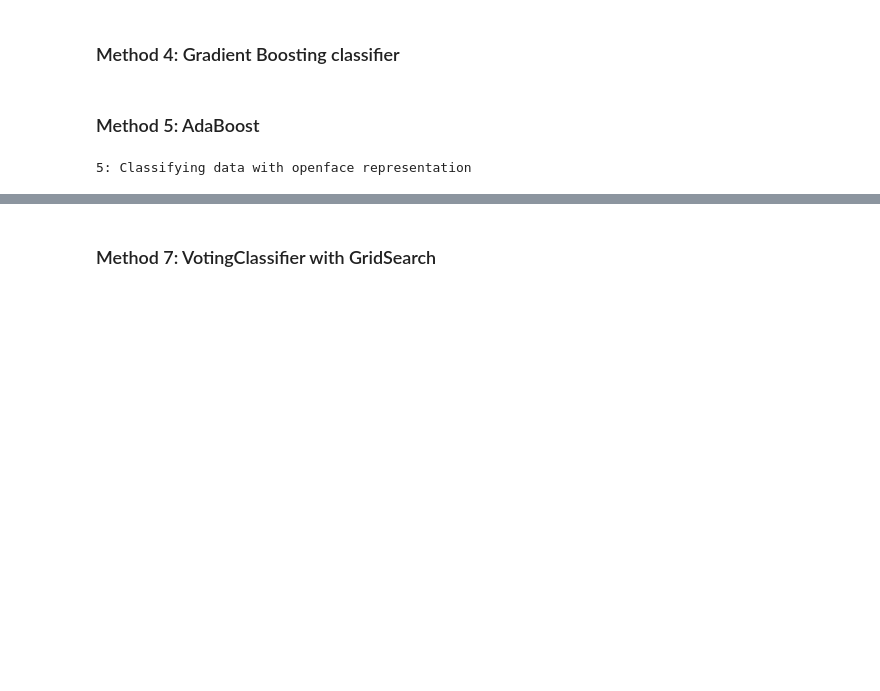
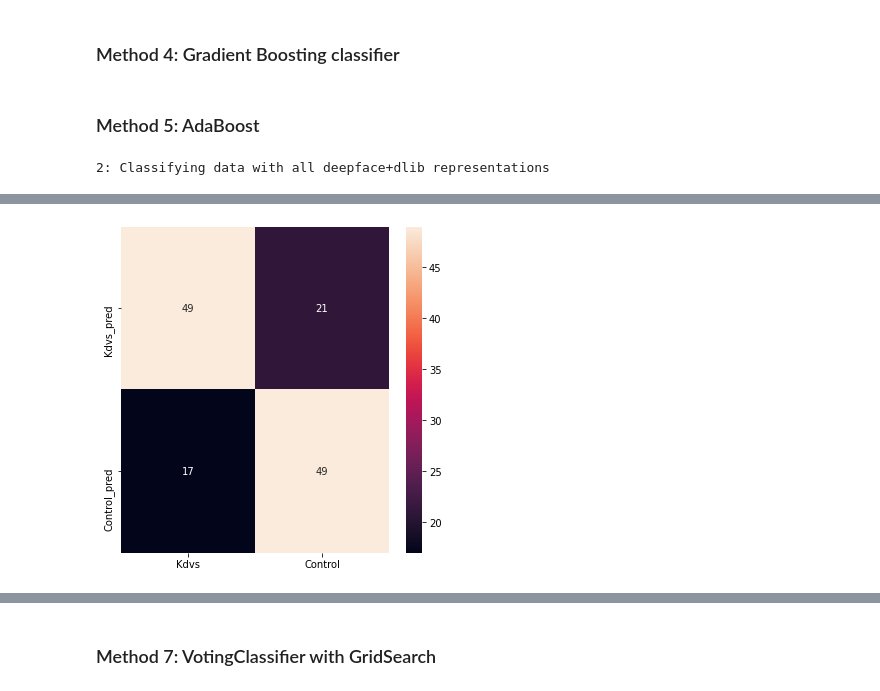
Before and after one commit to spatiebalk/face-classification, a Jupyter notebook: Classifiers-kdv.ipynb, the cells around one changed output, grey strips where cells are left out. Drawn from its saved outputs; the diff is of its cells as text; code cells hidden in the pictures; blank space fills up the shorter version.

```diff
--- a/Classifiers-kdv.ipynb
+++ b/Classifiers-kdv.ipynb
@@ -259,7 +260,7 @@ def rf_classifier(data, labels):
 # %%
 def gr_classifier(data, labels):
     best_aroc = 0
-    estimators = [5, 10, 20, 40, 60, 80]
+    estimators = [5, 10, 20] #, 40, 60, 80]
     best_estimator_gr = 0
     best_norm = -1
 
@@ -288,6 +289,18 @@ def gr_classifier(data, labels):
                 best_aroc, best_spec, best_sens, best_norm = aroc, spec, sens, i
                 best_estimator_gr = est
 
+            if best_aroc > 0.8:
+                print("tn {}, fp {}, fn {}, tp {}".format(tn, fp, fn, tp))
+                print("aroc: {} , spec: {}, sens: {}".format(best_aroc, spec, sens))
+                print("trees: {}, norm: {}".format(best_estimator_gr, best_norm))
+                conf_matrix = [[tp, fp],
+                             [fn, tn]]
+                df_cm = pd.DataFrame(conf_matrix, index = ["Kdvs_pred", "Control_pred"], columns = ["Kdvs", "Control"])
+                plt.figure(figsize = (6, 6))
+                sns_heat = sns.heatmap(df_cm, annot=True)
+                plt.show()
+
+
     return best_estimator_gr, best_norm, best_aroc, best_spec, best_sens
 # %% [markdown]
 ### Method 5: AdaBoost
@@ -353,7 +366,7 @@ def concatenate(data_df, labels_df, data_dlib, labels_dlib, data_combination, nr
         # deepface + dlib (all features)
         data, labels  = [], []
         for index, (df_i, dlib_i) in enumerate(zip(data_df, data_dlib)):
-            if len(dlib_i) == 3110:
+            if len(dlib_i) == 2210: #3110:
                 #only if a face is found (otherwise there a fewer zeros)
                 data.append(df_i.tolist()+dlib_i) # concatenation of 4096 deepface + 2210 dlib
                 labels.append(labels_df[index])
@@ -444,7 +457,7 @@ def get_header(data_combination, nr_feats):
         return"1: Classifying data with dlib-text representation\n\n"
 
     if data_combination == 2:
-        return "2: Classifying data with all deepface+dlib-text representations\n\n"
+        return "2: Classifying data with all deepface+dlib representations\n\n"
 
     if data_combination == 3:
         return "3: Classifying data with the {} most important features of deepface+dlib-text representations\n\n".format(nr_feats)
@@ -467,12 +480,12 @@ def main():
     start = time.time()
 
     data_dir = r"H:\Genetica Projecten\Facial Recognition\Studenten en Onderzoekers\Fien\kdv" # representations\\"
-    results_file = open("results/kdv-results-openface-cfps-" + str(today)+".txt", "w")
+    results_file = open("results/kdv-results-deepface-dlib-" + str(today)+".txt", "w")
 
     nr_feats = 300
 
 
-    for data_combination in [5, 6, 7]: # [1, 2, 3, 4]:
+    for data_combination in [2]: #[5, 6, 7]: # [1, 2, 3, 4]:
 
         results_file.write(get_header(data_combination, nr_feats))
         print(get_header(data_combination, nr_feats))
@@ -481,30 +494,31 @@ def main():
 
         for [low_age, high_age] in age_ranges:
 
-#             method = "dlib-text"
+            method = "dlib"
+            kdv_csv = data_dir+"\\representations\kdv-patients-"+method+".csv"
+            ID_csv  = data_dir+"\\representations\ID-controls-"+method+".csv"
+            data_dlib, labels_dlib = read_rep(kdv_csv, ID_csv, low_age, high_age, data_dir)
+
+            method = "deepface"
+            kdv_csv = data_dir+"\\representations\kdv-patients-"+method+".csv"
+            ID_csv  = data_dir+"\\representations\ID-controls-"+method+".csv"
+            data_df, labels_df = read_rep(kdv_csv, ID_csv, low_age, high_age, data_dir)
+
+
+#             method = "openface"
 #             kdv_csv = data_dir+"\\representations\kdv-patients-"+method+".csv"
 #             ID_csv  = data_dir+"\\representations\ID-controls-"+method+".csv"
-#             data_dlib, labels_dlib = read_rep(kdv_csv, ID_csv, low_age, high_age, data_dir)
+#             data_openface, labels_openface = read_rep2(kdv_csv, ID_csv, low_age, high_age, data_dir)
 
-
-#             method = "deepface"
-#             kdv_csv = data_dir+"\kdv-patients-"+method+"-cropped-age-group-"+str(low_age)+"-"+str(high_age)+".csv"
-#             ID_csv  = data_dir+"ID-controls-"+method+"-cropped-age-group-"+str(low_age)+"-"+str(high_age)+".csv"
-#             data_df, labels_df = read_rep(kdv_csv, ID_csv)
-
-            method = "openface"
-            kdv_csv = data_dir+"\\representations\kdv-patients-"+method+".csv"
-            ID_csv  = data_dir+"\\representations\ID-controls-"+method+".csv"
-            data_openface, labels_openface = read_rep2(kdv_csv, ID_csv, low_age, high_age, data_dir)
-
-            method = "cfps"
-            kdv_csv = data_dir+"\\representations\kdv-patients-"+method+".csv"
-            ID_csv  = data_dir+"\\representations\ID-controls-"+method+".csv"
-            data_cfps, labels_cfps = read_rep2(kdv_csv, ID_csv, low_age, high_age, data_dir)
+#             method = "cfps"
+#             kdv_csv = data_dir+"\\representations\kdv-patients-"+method+".csv"
+#             ID_csv  = data_dir+"\\representations\ID-controls-"+method+".csv"
+#             data_cfps, labels_cfps = read_rep2(kdv_csv, ID_csv, low_age, high_age, data_dir)
 
             # data, labels depend on data_combination
-            #nr_comps, data, labels = concatenate(data_df, labels_df, data_dlib, labels_dlib, data_combination, nr_feats)
-            nr_comps, data, labels = concatenate(data_openface, labels_openface, data_cfps, labels_cfps, data_combination, nr_feats)
+            nr_comps, data, labels = concatenate(data_df, labels_df, data_dlib, labels_dlib, data_combination, nr_feats)
+
+            #nr_comps, data, labels = concatenate(data_openface, labels_openface, data_cfps, labels_cfps, data_combination, nr_feats)
 
 #             print("Shape of the data is: {}".format(data.shape))
 #             break
@@ -518,20 +532,20 @@ def main():
 
             results_file.write("CLASSIFIER RESULTS for kdv-control age group " + str(low_age) + "-" + str(high_age) + "\n")
 
-            k, knn_norm, knn_aroc, knn_spec, knn_sens = knn_classifier(data, labels)
-            results_file.write("knn classifier (k = {}), normalize : {} \n    AROC: {:.4f}, spec: {:.4f}, sens: {:.4f}\n".format(k, knn_norm, knn_aroc, knn_spec, knn_sens))
+            #k, knn_norm, knn_aroc, knn_spec, knn_sens = knn_classifier(data, labels)
+            #results_file.write("knn classifier (k = {}), normalize : {} \n    AROC: {:.4f}, spec: {:.4f}, sens: {:.4f}\n".format(k, knn_norm, knn_aroc, knn_spec, knn_sens))
 
-            kernel, svm_norm, svm_aroc, svm_spec, svm_sens = svm_classifier(data, labels)
-            results_file.write("svm classifier (k = {}), normalize : {} \n    AROC: {:.4f}, spec: {:.4f}, sens: {:.4f}\n".format(kernel, svm_norm, svm_aroc, svm_spec, svm_sens))
+            #kernel, svm_norm, svm_aroc, svm_spec, svm_sens = svm_classifier(data, labels)
+            #results_file.write("svm classifier (k = {}), normalize : {} \n    AROC: {:.4f}, spec: {:.4f}, sens: {:.4f}\n".format(kernel, svm_norm, svm_aroc, svm_spec, svm_sens))
 
-            n_trees_rf, rf_norm, rf_aroc, rf_spec, rf_sens = rf_classifier(data, labels)
-            results_file.write("Random Forest classifier (trees = {}), normalize : {} \n    AROC: {:.4f}, spec: {:.4f}, sens: {:.4f}\n".format(n_trees_rf, rf_norm, rf_aroc, rf_spec, rf_sens))
+            #n_trees_rf, rf_norm, rf_aroc, rf_spec, rf_sens = rf_classifier(data, labels)
+            #results_file.write("Random Forest classifier (trees = {}), normalize : {} \n    AROC: {:.4f}, spec: {:.4f}, sens: {:.4f}\n".format(n_trees_rf, rf_norm, rf_aroc, rf_spec, rf_sens))
 
             n_trees_gr, gr_norm, gr_aroc, gr_spec, gr_sens = gr_classifier(data, labels)
             results_file.write("Gradient Boost classifier (trees = {}), normalize : {} \n    AROC: {:.4f}, spec: {:.4f}, sens: {:.4f}\n".format(n_trees_gr, gr_norm, gr_aroc, gr_spec, gr_sens))
 
-            n_trees_ada, ada_norm, ada_aroc, ada_spec, ada_sens = ada_classifier(data, labels)
-            results_file.write("Ada Boost classifier (trees = {}), normalize : {} \n    AROC: {:.4f}, spec: {:.4f}, sens: {:.4f}\n".format(n_trees_ada, ada_norm, ada_aroc, ada_spec, ada_sens))
+            #n_trees_ada, ada_norm, ada_aroc, ada_spec, ada_sens = ada_classifier(data, labels)
+            #results_file.write("Ada Boost classifier (trees = {}), normalize : {} \n    AROC: {:.4f}, spec: {:.4f}, sens: {:.4f}\n".format(n_trees_ada, ada_norm, ada_aroc, ada_spec, ada_sens))
 
             results_file.write("\n")
 
@@ -542,4 +556,4 @@ def main():
 
 main()
 # %% [output]
-5: Classifying data with openface representation
+2: Classifying data with all deepface+dlib representations
@@ -546,0 +563 @@ main()
+[figure, added]
```
Also changed, not shown: parts of 4 cells of this notebook, 3 other files.
